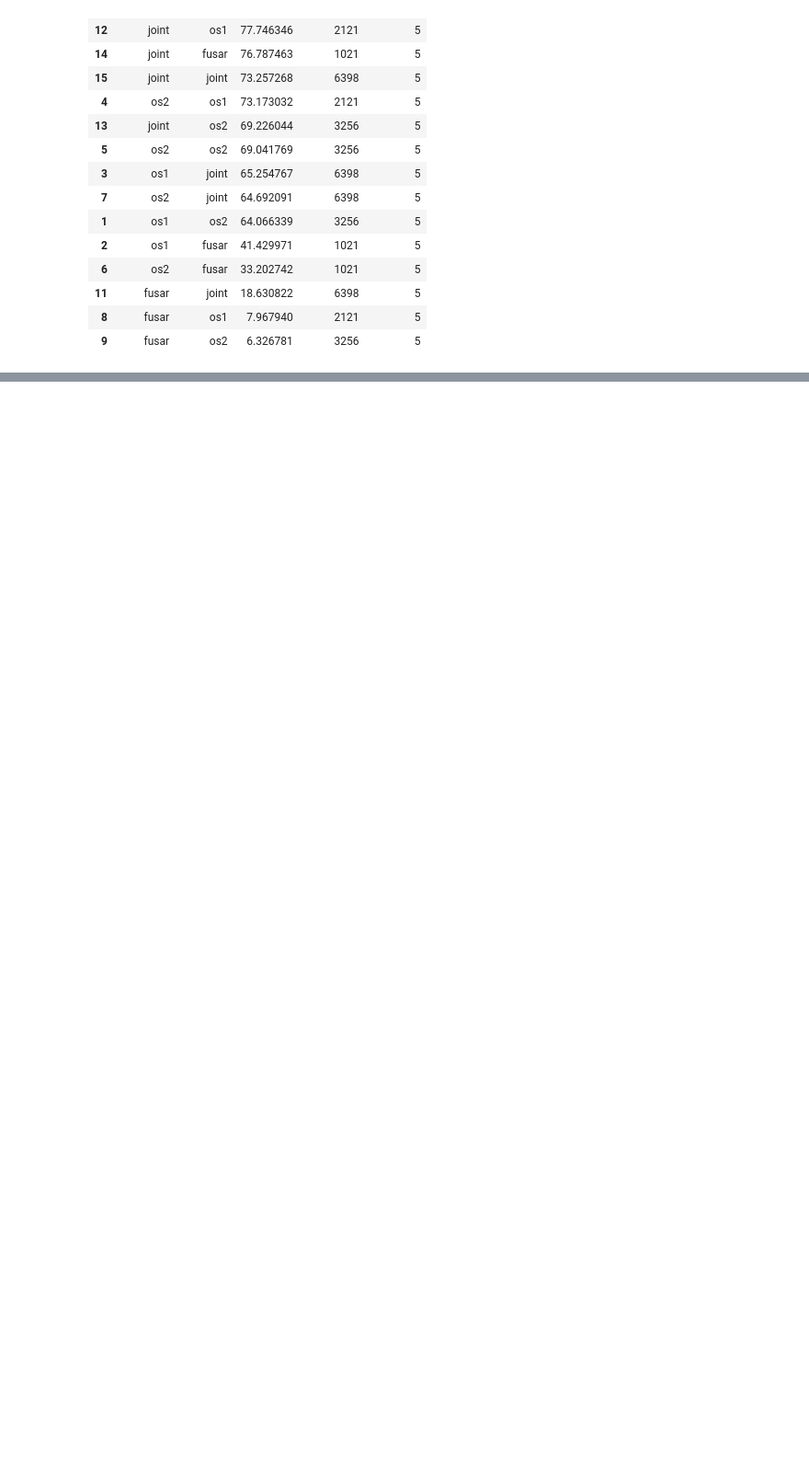
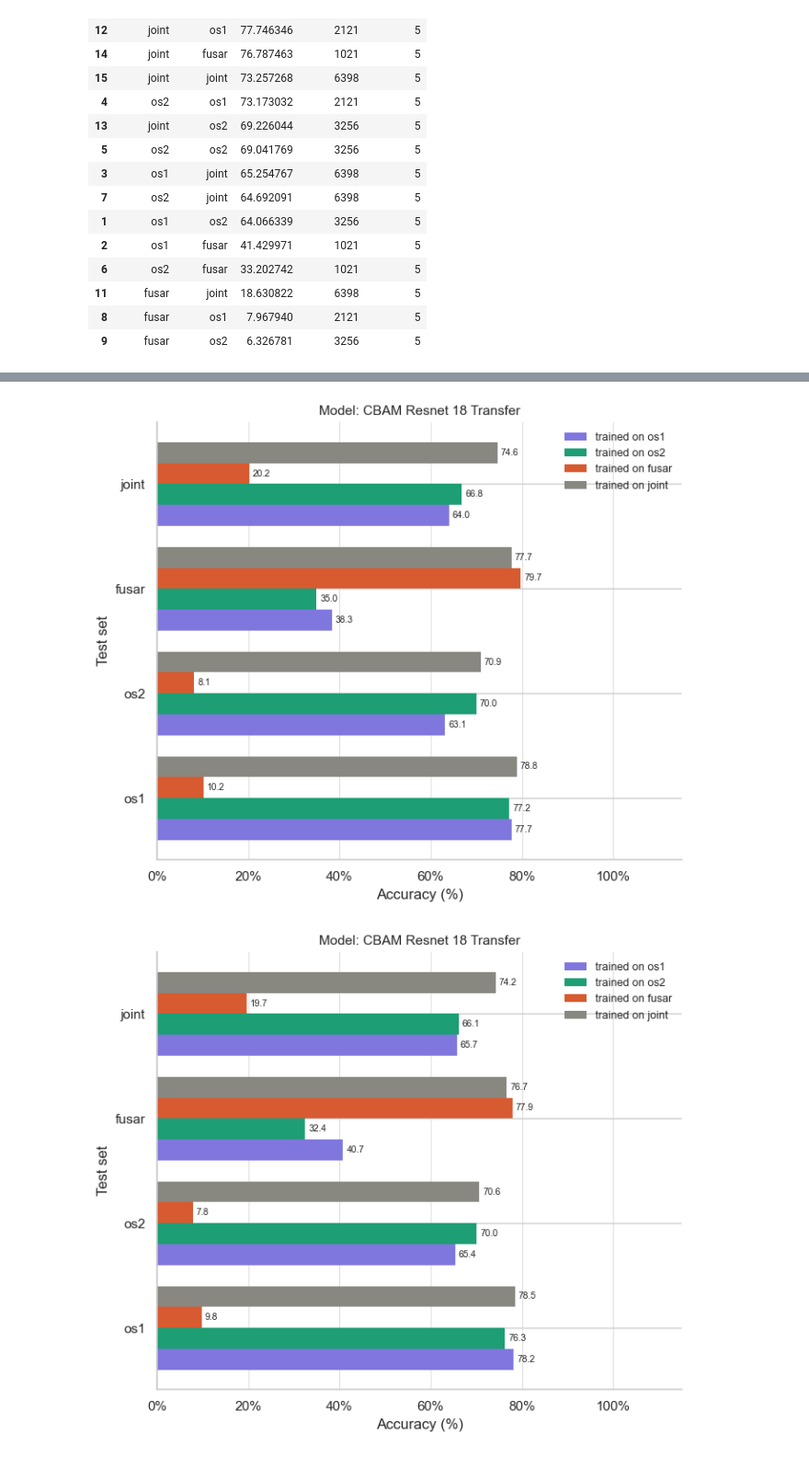
Before and after one commit to gknapp101/ds6050_final_project, a Jupyter notebook: test_results_plots.ipynb, the cells around one changed output, grey strips where cells are left out. Shown at 92% size. Cells and saved outputs as stored; diff of their text form; code cells hidden in the pictures; blank space fills up the shorter version.

```diff
--- a/test_results_plots.ipynb
+++ b/test_results_plots.ipynb
@@ -459,0 +609,54 @@ hierarchical_only[["train_split", "test_split", "accuracy", "n_samples", "n_clas
+# %%
+import numpy as np
+import matplotlib.pyplot as plt
+import json
+
+with open('results/baseline_test_results.json') as f:
+    data = json.load(f)
+
+model_keys  = ['bam', 'res', 'vis']
+domain_keys = ['os1', 'os2', 'fusar', 'all']
+model_colors = ['#7F77DD', '#1D9E75', '#D85A30', '#888780']
+
+for model_key in model_keys:
+    results = {
+        train: {
+            test: data[model_key][train][test]['overall']
+            for test in domain_keys
+        }
+        for train in domain_keys
+    }
+
+    y     = np.arange(len(domain_keys))  # test domains on y-axis
+    n     = len(domain_keys)
+    height = 0.8 / n
+
+    fig, ax = plt.subplots(figsize=(7, 6))
+
+    for i, train_key in enumerate(domain_keys):
+        accs    = [results[train_key][t] for t in domain_keys]
+        offsets = y + i * height - (n - 1) * height / 2
+        label   = 'joint' if train_key == 'all' else train_key
+        bars    = ax.barh(offsets, accs, height, label=f"trained on {label}",
+                          color=model_colors[i], linewidth=0)
+        for bar, acc in zip(bars, accs):
+            ax.text(bar.get_width() + 0.8, bar.get_y() + bar.get_height() / 2,
+                    f"{acc:.1f}", ha='left', va='center', fontsize=7.5)
+
+    ax.set_title(f"Model: CBAM Resnet 18 Transfer", fontsize=11)
+    ax.set_yticks(y)
+    ax.set_yticklabels(['os1', 'os2', 'fusar', 'joint'])
+    ax.set_ylabel("Test set")
+    ax.set_xlabel("Accuracy (%)")
+    ax.set_xlim(0, 115)
+    ax.xaxis.set_major_formatter(plt.FuncFormatter(lambda v, _: f"{v:.0f}%"))
+    ax.spines[['top', 'right']].set_visible(False)
+    ax.grid(axis='x', color='#e0e0e0', linewidth=0.8)
+    ax.set_axisbelow(True)
+    ax.legend(frameon=False, fontsize=9)
+
+    plt.tight_layout()
+    plt.show()
+# %% [output]
+[figure, added]
+[figure, added]
```
Also changed, not shown: parts of 7 cells of this notebook.
